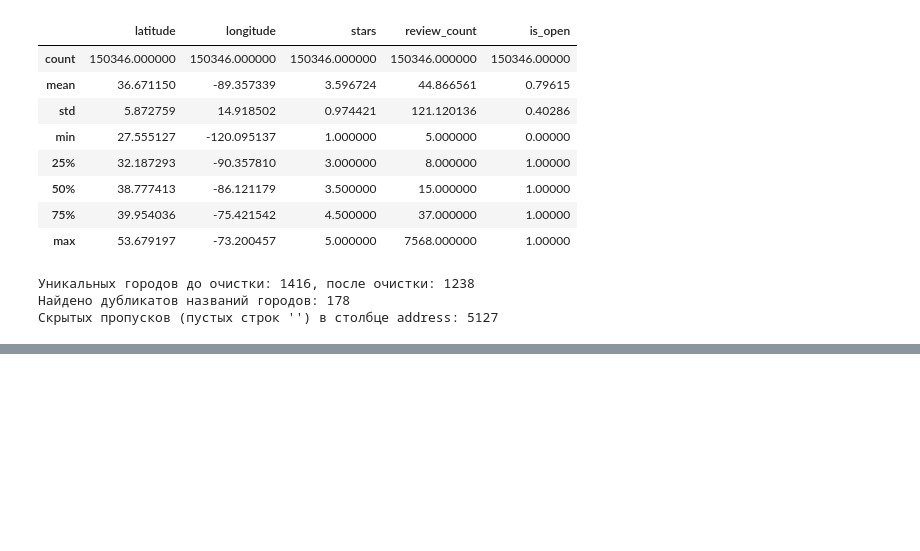
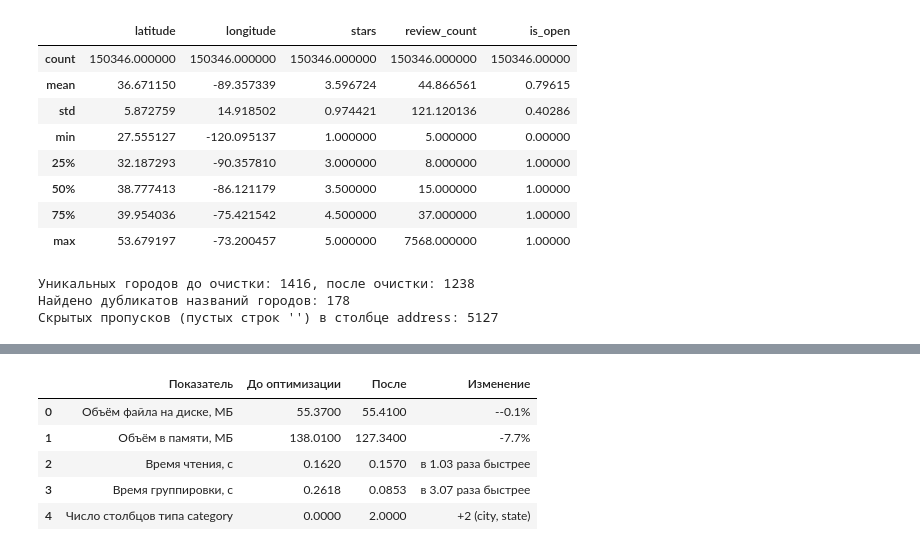
Before and after one commit to shichebuka1/python-data-analysis-labs, a Jupyter notebook: notebooks/01_overview.ipynb, the cells around one changed output, grey strips where cells are left out. Drawn from its saved outputs; the diff is of its cells as text; code cells hidden in the pictures; blank space fills up the shorter version.

```diff
--- a/notebooks/01_overview.ipynb
+++ b/notebooks/01_overview.ipynb
@@ -116,0 +220,72 @@ print(f"Скрытых пропусков (пустых строк '') в сто
+# %%
+# Объединяем отзывы с городами и штатами из таблицы заведений для проверки категориальных типов
+df_raw_schema = df_reviews.merge(
+    df_business[["business_id", "city", "state", "is_open"]],
+    on="business_id",
+    how="left"
+)
+raw_pq_path = INTERIM_DIR / "source_untyped.parquet"
+typed_pq_path = INTERIM_DIR / "source_typed.parquet"
+df_raw_schema.to_parquet(raw_pq_path, compression="zstd", index=False)
+
+# 1. Замеры ДО оптимизации типов
+mem_before = df_raw_schema.memory_usage(deep=True).sum() / (1024 ** 2)
+size_before = raw_pq_path.stat().st_size / (1024 ** 2)
+
+t0 = time.perf_counter()
+pd.read_parquet(raw_pq_path)
+read_before = time.perf_counter() - t0
+
+t0 = time.perf_counter()
+df_raw_schema.groupby("state")["stars"].mean()
+group_before = time.perf_counter() - t0
+
+# Доля уникальных значений текстовых столбцов (критерий перевода в category < 50%)
+print("Доля уникальных значений строковых столбцов:")
+for col in ["review_id", "user_id", "business_id", "city", "state", "text"]:
+    ratio = df_raw_schema[col].nunique() / len(df_raw_schema)
+    print(f"  {col:<12}: {ratio:.4%}")
+
+# 2. Применяем оптимальную схему типов
+schema_types = {
+    "review_id": "string",
+    "user_id": "string",
+    "business_id": "string",
+    "stars": "int8",          # Оценка от 1 до 5 (1 байт вместо 8)
+    "useful": "int16",        # Голоса до 32 767 (2 байта вместо 8)
+    "funny": "int16",
+    "cool": "int16",
+    "text": "string",         # Свободный текст — тип Arrow string (НЕ category!)
+    "city": "category",       # Ограниченный набор городов — тип category
+    "state": "category",      # Штаты — тип category
+    "is_open": "boolean",     # Логический флаг (1 байт)
+}
+
+df_typed = df_raw_schema.astype(schema_types)
+df_typed["date"] = pd.to_datetime(df_typed["date"])
+df_typed.to_parquet(typed_pq_path, compression="zstd", index=False)
+
+# 3. Замеры ПОСЛЕ оптимизации типов
+mem_after = df_typed.memory_usage(deep=True).sum() / (1024 ** 2)
+size_after = typed_pq_path.stat().st_size / (1024 ** 2)
+
+t0 = time.perf_counter()
+pd.read_parquet(typed_pq_path)
+read_after = time.perf_counter() - t0
+
+t0 = time.perf_counter()
+df_typed.groupby("state", observed=True)["stars"].mean()
+group_after = time.perf_counter() - t0
+
+# Формируем Таблицу 7 для отчёта
+df_table7 = pd.DataFrame([
+    {"Показатель": "Объём файла на диске, МБ", "До оптимизации": round(size_before, 2), "После": round(size_after, 2), "Изменение": f"-{(1 - size_after/size_before)*100:.1f}%"},
+    {"Показатель": "Объём в памяти, МБ", "До оптимизации": round(mem_before, 2), "После": round(mem_after, 2), "Изменение": f"-{(1 - mem_after/mem_before)*100:.1f}%"},
+    {"Показатель": "Время чтения, с", "До оптимизации": round(read_before, 3), "После": round(read_after, 3), "Изменение": f"в {read_before/read_after:.2f} раза быстрее"},
+    {"Показатель": "Время группировки, с", "До оптимизации": round(group_before, 4), "После": round(group_after, 4), "Изменение": f"в {group_before/group_after:.2f} раза быстрее"},
+    {"Показатель": "Число столбцов типа category", "До оптимизации": 0, "После": 2, "Изменение": "+2 (city, state)"},
+])
+
+print("\nТаблица 7 — Результаты оптимизации схемы данных:")
+display(df_table7)
+# %% [output]
@@ -116,0 +301,6 @@ print(f"Скрытых пропусков (пустых строк '') в сто
+|  | Показатель | До оптимизации | После | Изменение |
+| 0 | Объём файла на диске, МБ | 55.3700 | 55.4100 | --0.1% |
+| 1 | Объём в памяти, МБ | 138.0100 | 127.3400 | -7.7% |
+| 2 | Время чтения, с | 0.1620 | 0.1570 | в 1.03 раза быстрее |
+| 3 | Время группировки, с | 0.2618 | 0.0853 | в 3.07 раза быстрее |
+| 4 | Число столбцов типа category | 0.0000 | 2.0000 | +2 (city, state) |
```
Also changed, not shown: parts of 4 cells of this notebook.
